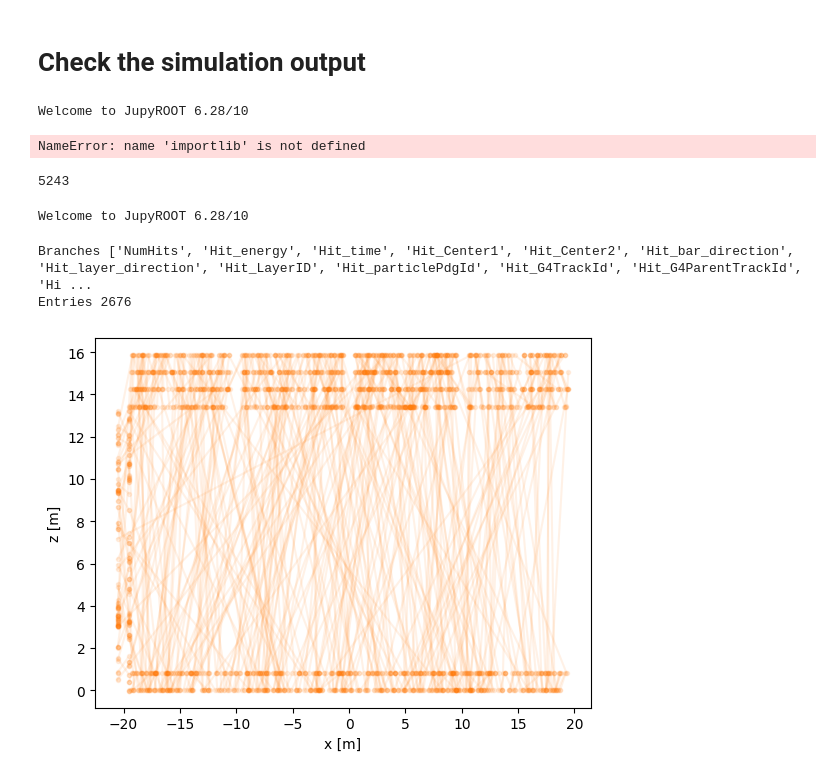
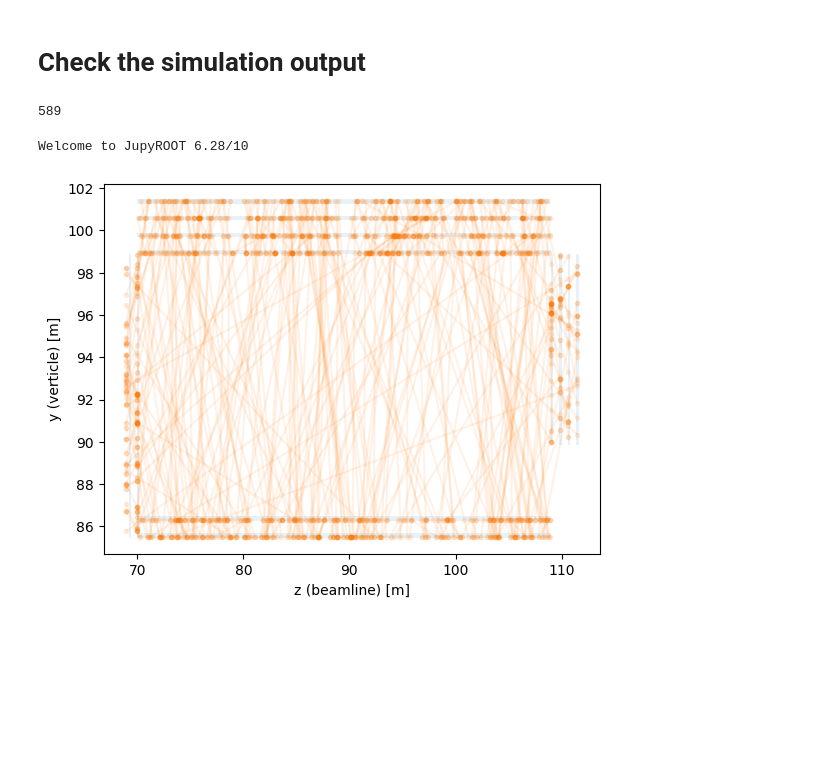
Before and after one commit to Gabymeister/Mu-Background, a Jupyter notebook: cosmic/cosmic_check.ipynb, the cells around one changed output. Drawn from its saved outputs; the diff is of its cells as text; code cells hidden in the pictures; blank space fills up the shorter version.

````diff
--- a/cosmic/cosmic_check.ipynb
+++ b/cosmic/cosmic_check.ipynb
@@ -8,6 +20,6 @@
 ```
 # %%
-run_dir = "/project/rrg-mdiamond/data/MATHUSLA/Debug/CosmicGenSetup/run_1/"
+run_dir = "/project/rrg-mdiamond/data/MATHUSLA//simulation/run-2024-05-cosmic-setup/Debug/CosmicGenSetup/run_1/"
 
 process_output =  !python3 process_cosmic.py  {run_dir} {run_dir} False
 for line in process_output:
@@ -180,72 +202,68 @@ Text(0.5, 0, 'theta')
 # Check the simulation output
 # %%
 import tracker.io_user.io_MuSim as io
-import sys
+import sys, importlib
 ana_helper_path = "/project/def-mdiamond/tomren/jupyter/Mu-helper/muhelper/"
 sys.path.append(ana_helper_path)
 
-# # modules in this directory
-# import visualization, util, event, cutflow, detector
-# importlib.reload(event)
-# importlib.reload(visualization)
-# importlib.reload(util)
-# importlib.reload(detector)
-# import visualization as vis
+from pylab import *
+
+# modules in this directory
+import visualization, util, event, cutflow, detector
+importlib.reload(event)
+importlib.reload(visualization)
+importlib.reload(util)
+importlib.reload(detector)
+import visualization as vis
+import helper_pytracker as hpt
-# %% [output]
-Welcome to JupyROOT 6.28/10
-NameError: name 'importlib' is not defined
 # %%
-filename = "/project/rrg-mdiamond/data/MATHUSLA/Debug/CosmicGenSetup/run_1//run0.root"
+# filename = "/project/rrg-mdiamond/data/MATHUSLA/Debug/CosmicGenSetup/run_1//run0.root"
+filename = run_dir+"/run0.root"
 
 tfile = io.open(filename)
 Tree  = io.get_tree(tfile)
 print(Tree.GetEntries())
 # %% [output]
-5243
+589
 # %%
-import ROOT
-filename="/project/rrg-mdiamond/data/MATHUSLA/share/stat1.root"
+# import ROOT
+# filename="/project/rrg-mdiamond/data/MATHUSLA/share/stat1.root"
+
+# tfile = ROOT.TFile.Open(filename)
+# tree_name = tfile.GetListOfKeys()[0].GetName()
+# Tree = tfile.Get(tree_name)
+
+# branches = [Tree.GetListOfBranches()[i].GetName() for i in range(len(Tree.GetListOfBranches()))]
+# entries = Tree.GetEntries()
+
+# print("Branches", branches)
+# print("Entries", entries)
+
+# Tree.GetEntry(1)
+# Tree.Digi_track_id
 # %% [output]
 Welcome to JupyROOT 6.28/10
-# %%
-tfile = ROOT.TFile.Open(filename)
-
-tree_name = tfile.GetListOfKeys()[0].GetName()
-
-Tree = tfile.Get(tree_name)
-
-branches = [Tree.GetListOfBranches()[i].GetName() for i in range(len(Tree.GetListOfBranches()))]
-entries = Tree.GetEntries()
-
-print("Branches", branches)
-print("Entries", entries)
-
-Tree.GetEntry(1)
-Tree.Digi_track_id
-# %% [output]
-Branches ['NumHits', 'Hit_energy', 'Hit_time', 'Hit_Center1', 'Hit_Center2', 'Hit_bar_direction', 'Hit_layer_direction', 'Hit_LayerID', 'Hit_particlePdgId', 'Hit_G4TrackId', 'Hit_G4ParentTrackId', 'Hi ...
-Entries 2676
 # %%
 # filename = f"/project/rrg-mdiamond/tomren/mudata/tests/new_geometry//20240318/152454/run0.root"
 # filename = f"{filenames[0]}/run0.root"
 # tfile = root.TFile.Open(filename)
 
 # tree_name = ["integral_tree","box_run"][1]
 # tree_name = tfile.GetListOfKeys()[0].GetName()
 
 ev = event.Event(filename, 0, tree_name="box_run")
 for i in range(500):
     ev.EventNumber=i
 
     tracks=ev.get_truthtrack()
     if len(tracks)>0:
         for track in tracks:
-            track=util.coord_cms2det(track)
-            plt.plot(track[0],track[2],marker=".",color="C1",alpha=0.1)
+            # track=util.coord_cms2det(track)
+            plt.plot(track[2]*0.01,track[1]*0.01,marker=".",color="C1",alpha=0.1)
 
-    plt.xlabel('x [m]')
-    plt.ylabel('z [m]')
+    plt.xlabel('z (beamline) [m]')
+    plt.ylabel('y (verticle) [m]')
 
-# vis.drawdet_xz()
+hpt.visualization.drawdet(0, unit="m")
 # %% [output]
-[figure, old version]
+[figure, new version]
````
Also changed, not shown: parts of 8 cells of this notebook, 29 other files.
